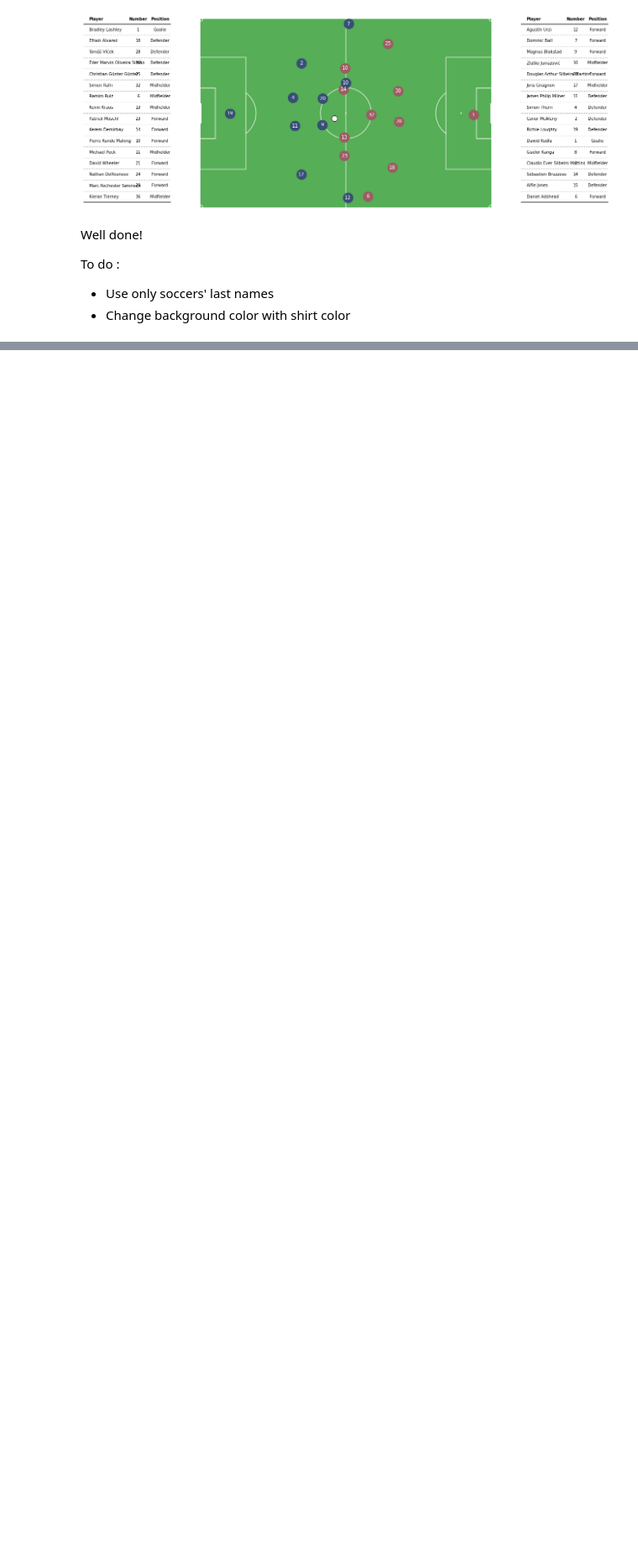
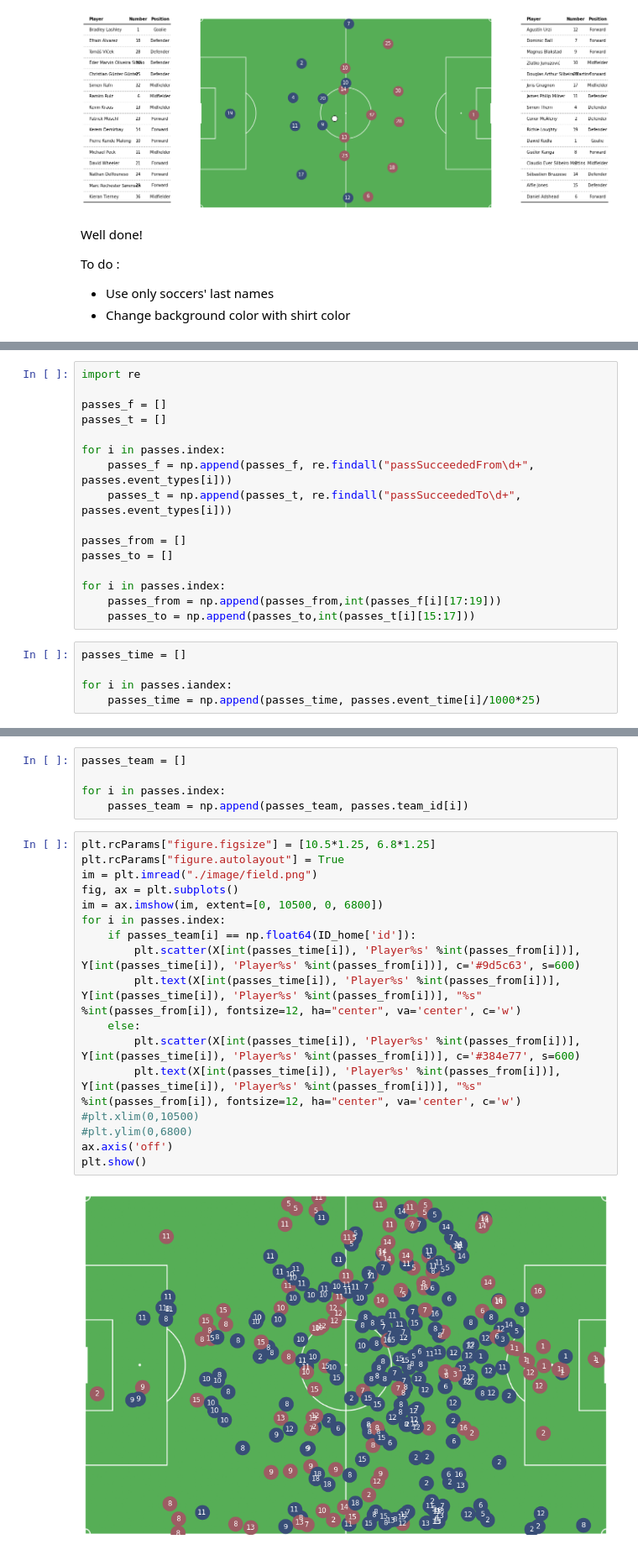
Before and after one commit to claireseceh/tracking-football, a Jupyter notebook: main.ipynb, the cells around one changed output, grey strips where cells are left out. Shown at 84% size. Drawn from its saved outputs; the diff is of its cells as text; blank space fills up the shorter version.

Commit message:
passes between players

```diff
--- a/main.ipynb
+++ b/main.ipynb
@@ -475,0 +383,21 @@ To do :
+# %%
+import re
+
+passes_f = []
+passes_t = []
+
+for i in passes.index:
+    passes_f = np.append(passes_f, re.findall("passSucceededFrom\d+", passes.event_types[i]))
+    passes_t = np.append(passes_t, re.findall("passSucceededTo\d+", passes.event_types[i]))
+
+passes_from = []
+passes_to = []
+
+for i in passes.index:
+    passes_from = np.append(passes_from,int(passes_f[i][17:19]))
+    passes_to = np.append(passes_to,int(passes_t[i][15:17]))
+# %%
+passes_time = []
+
+for i in passes.iandex:
+    passes_time = np.append(passes_time, passes.event_time[i]/1000*25)
@@ -475,0 +444,24 @@ To do :
+# %%
+passes_team = []
+
+for i in passes.index:
+    passes_team = np.append(passes_team, passes.team_id[i])
+# %%
+plt.rcParams["figure.figsize"] = [10.5*1.25, 6.8*1.25]
+plt.rcParams["figure.autolayout"] = True
+im = plt.imread("./image/field.png")
+fig, ax = plt.subplots()
+im = ax.imshow(im, extent=[0, 10500, 0, 6800])
+for i in passes.index:
+    if passes_team[i] == np.float64(ID_home['id']):
+        plt.scatter(X[int(passes_time[i]), 'Player%s' %int(passes_from[i])], Y[int(passes_time[i]), 'Player%s' %int(passes_from[i])], c='#9d5c63', s=600)
+        plt.text(X[int(passes_time[i]), 'Player%s' %int(passes_from[i])], Y[int(passes_time[i]), 'Player%s' %int(passes_from[i])], "%s" %int(passes_from[i]), fontsize=12, ha="center", va='center', c='w')
+    else:
+        plt.scatter(X[int(passes_time[i]), 'Player%s' %int(passes_from[i])], Y[int(passes_time[i]), 'Player%s' %int(passes_from[i])], c='#384e77', s=600)
+        plt.text(X[int(passes_time[i]), 'Player%s' %int(passes_from[i])], Y[int(passes_time[i]), 'Player%s' %int(passes_from[i])], "%s" %int(passes_from[i]), fontsize=12, ha="center", va='center', c='w')
+#plt.xlim(0,10500)
+#plt.ylim(0,6800)
+ax.axis('off')
+plt.show()
+# %% [output]
+[figure, added]
```
Also changed, not shown: parts of 17 cells of this notebook.
